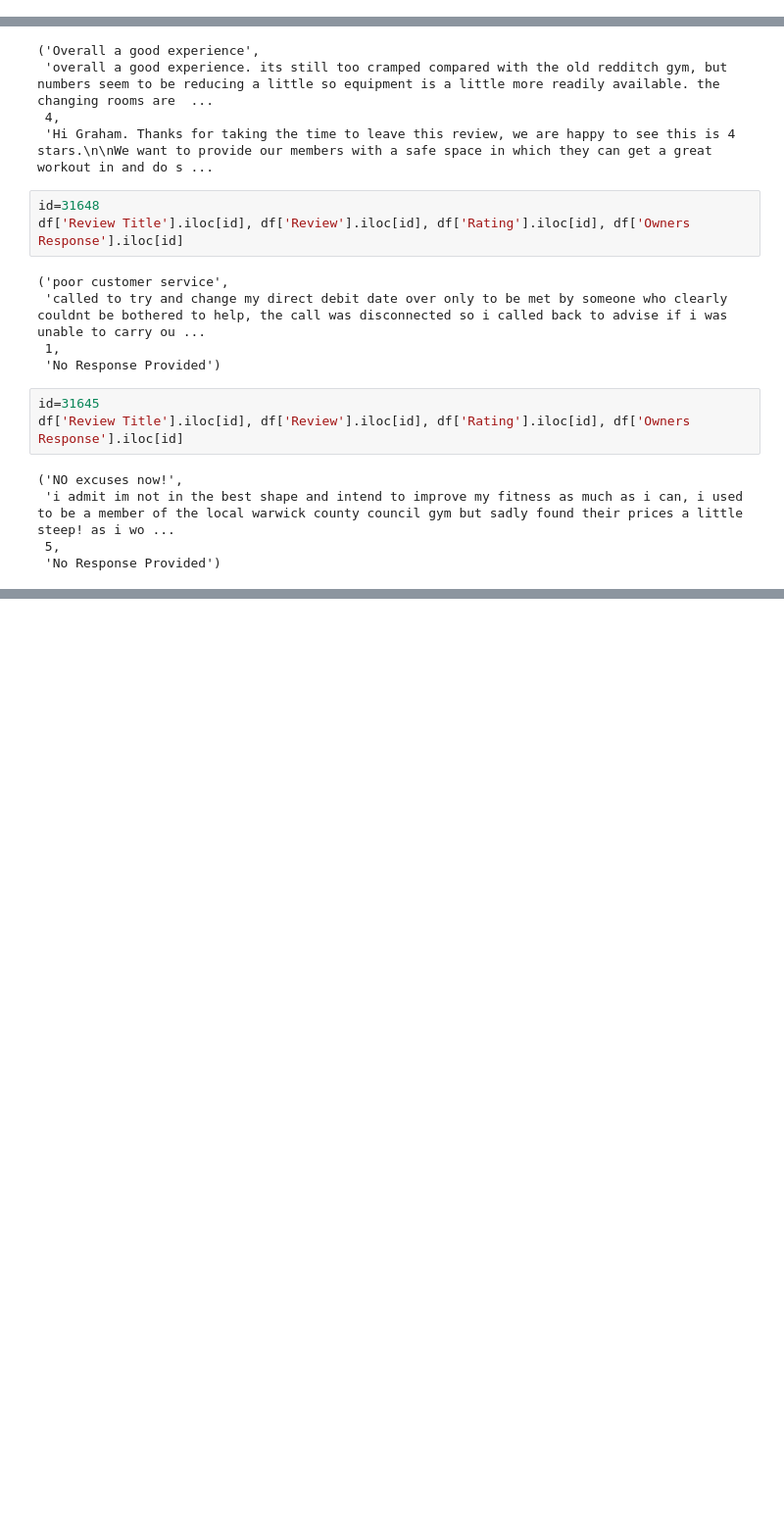
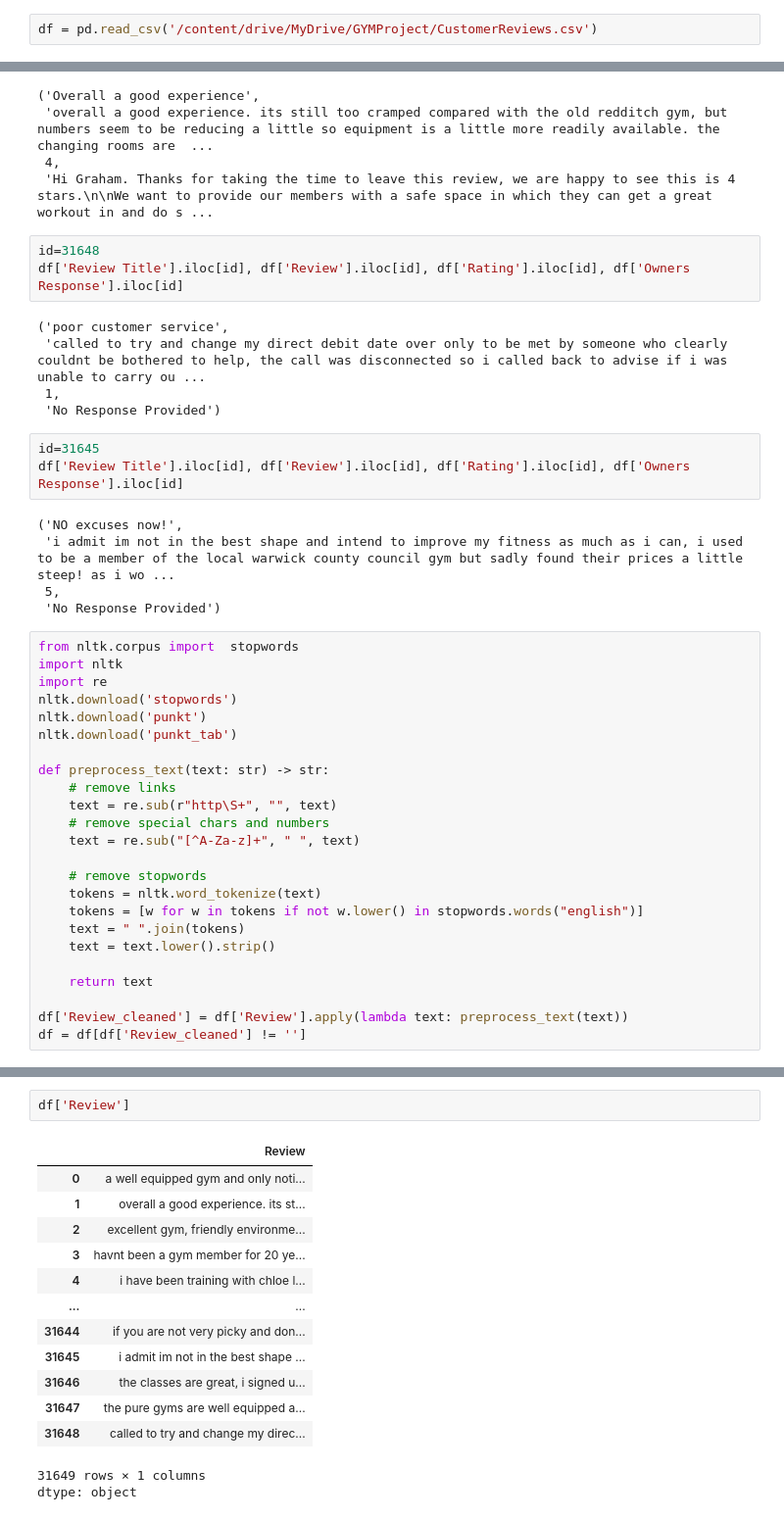
Before and after one commit to Kh0uloud/Fine-Grained-Sentiment-Analysis-for-Gym-Customer-Feedback, a Jupyter notebook: GYM.ipynb, the cells around one changed output, grey strips where cells are left out. Shown at 98% size. Cells and saved outputs as stored; diff of their text form; blank space fills up the shorter version.

```diff
--- a/GYM.ipynb
+++ b/GYM.ipynb
@@ -40,3 +55,5 @@ df = pd.read_csv('/content/PureGym Customer Reviews.csv')
+# %%
+df = pd.read_csv('/content/drive/MyDrive/GYMProject/CustomerReviews.csv')
 # %%
 df
 # %% [output]
@@ -76,3 +93,27 @@ df['Review Title'].iloc[id], df['Review'].iloc[id], df['Rating'].iloc[id], df['O
  'i admit im not in the best shape and intend to improve my fitness as much as i can, i used to be a member of the local warwick county council gym but sadly found their prices a little steep! as i wo ...
  5,
  'No Response Provided')
+# %%
+from nltk.corpus import  stopwords
+import nltk
+import re
+nltk.download('stopwords')
+nltk.download('punkt')
+nltk.download('punkt_tab')
+
+def preprocess_text(text: str) -> str:
+    # remove links
+    text = re.sub(r"http\S+", "", text)
+    # remove special chars and numbers
+    text = re.sub("[^A-Za-z]+", " ", text)
+
+    # remove stopwords
+    tokens = nltk.word_tokenize(text)
+    tokens = [w for w in tokens if not w.lower() in stopwords.words("english")]
+    text = " ".join(tokens)
+    text = text.lower().strip()
+
+    return text
+
+df['Review_cleaned'] = df['Review'].apply(lambda text: preprocess_text(text))
+df = df[df['Review_cleaned'] != '']
@@ -78,0 +290,17 @@ df['Review Title'].iloc[id], df['Review'].iloc[id], df['Rating'].iloc[id], df['O
+# %%
+df['Review']
+# %% [output]
+|  | Review |
+| 0 | a well equipped gym and only noti... |
+| 1 | overall a good experience. its st... |
+| 2 | excellent gym, friendly environme... |
+| 3 | havnt been a gym member for 20 ye... |
+| 4 | i have been training with chloe l... |
+| ... | ... |
+| 31644 | if you are not very picky and don... |
+| 31645 | i admit im not in the best shape ... |
+| 31646 | the classes are great, i signed u... |
+| 31647 | the pure gyms are well equipped a... |
+| 31648 | called to try and change my direc... |
+31649 rows × 1 columns
+dtype: object
```
Also changed, not shown: parts of 19 cells of this notebook.
